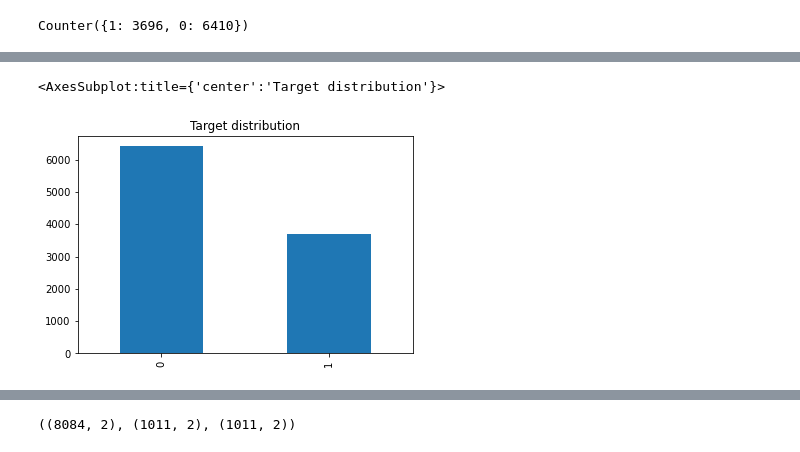
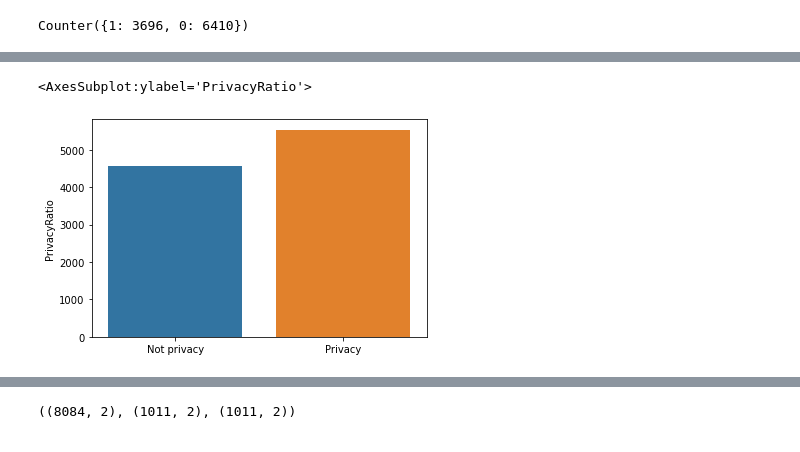
Before and after one commit to JLGGG/ToS-crawler, a Jupyter notebook: Classification/privacy_classification_bert.ipynb, the cells around one changed output, grey strips where cells are left out. Cells and saved outputs as stored; diff of their text form; code cells hidden in the pictures.

```diff
--- a/Classification/privacy_classification_bert.ipynb
+++ b/Classification/privacy_classification_bert.ipynb
@@ -83,5 +78,5 @@ df_3['PrivacyRatio'].value_counts().plot(kind='bar', title='Target distribution'
-# %%
-df_4['PrivacyRatio'].value_counts().plot(kind='bar', title='Target distribution')
-# %% [output]
-<AxesSubplot:title={'center':'Target distribution'}>
-[figure, removed]
+# %%
+sns.barplot(data=df_3, x=['Not privacy','Privacy'], y=df_3['PrivacyRatio'].value_counts().sort_values())
+# %% [output]
+<AxesSubplot:ylabel='PrivacyRatio'>
+[figure, added]
```
Also changed, not shown: parts of 19 cells of this notebook.
